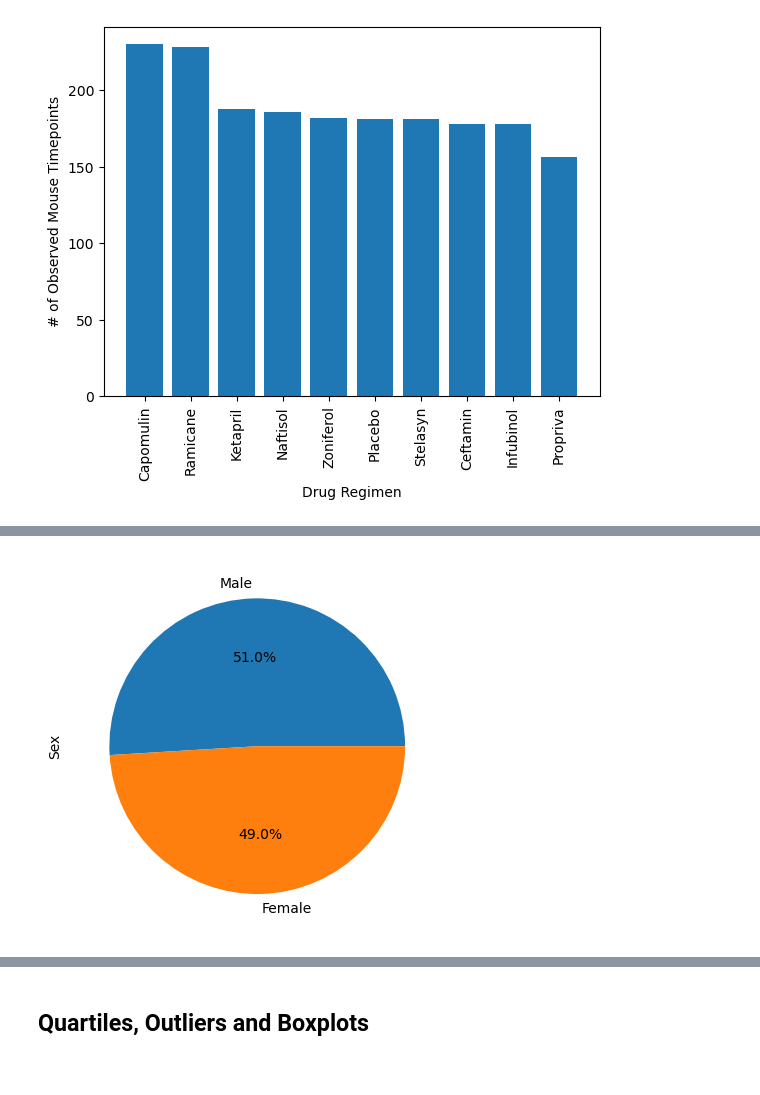
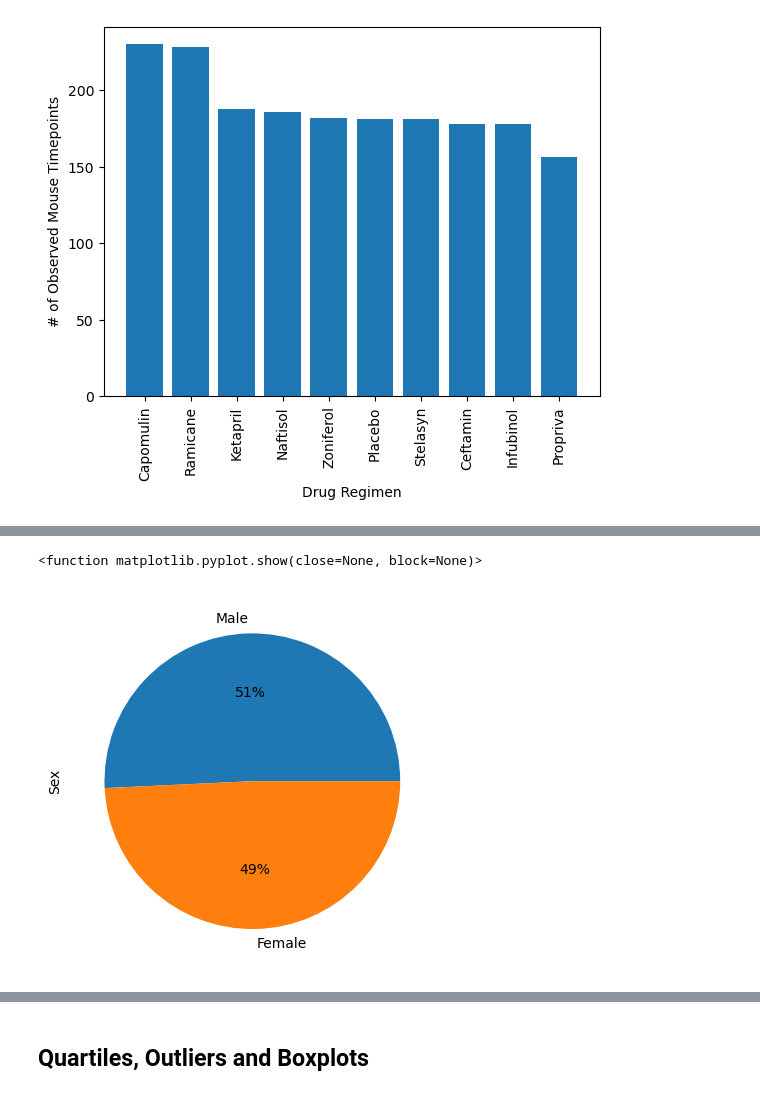
Before and after one commit to Vallkhan/Matplotlib-Project, a Jupyter notebook: pymaceuticals_starter_working_copy.ipynb, the cells around one changed output, grey strips where cells are left out. Cells and saved outputs as stored; diff of their text form; code cells hidden in the pictures.

```diff
--- a/pymaceuticals_starter_working_copy.ipynb
+++ b/pymaceuticals_starter_working_copy.ipynb
@@ -235,6 +219,12 @@ mouse_study_results
 # %%
 # Generate a pie plot showing the distribution of female versus male mice using Pandas
+Mouse_Study_Sex = mouse_study_results['Sex'].value_counts()
+
+Mouse_Study_Sex.plot(kind='pie',autopct='%1.f%%')
+plt.ylabel('Sex')
+plt.show
 # %% [output]
+<function matplotlib.pyplot.show(close=None, block=None)>
-[figure, old version]
+[figure, new version]
 # %%
 # Generate a pie plot showing the distribution of female versus male mice using pyplot
```
Also changed, not shown: parts of 2 cells of this notebook.
